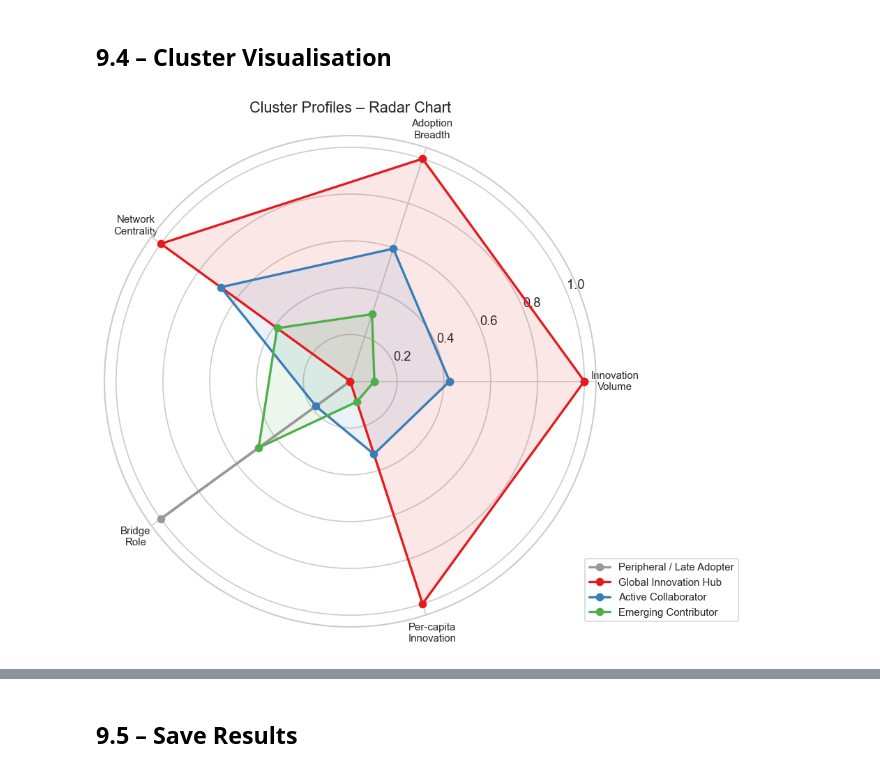
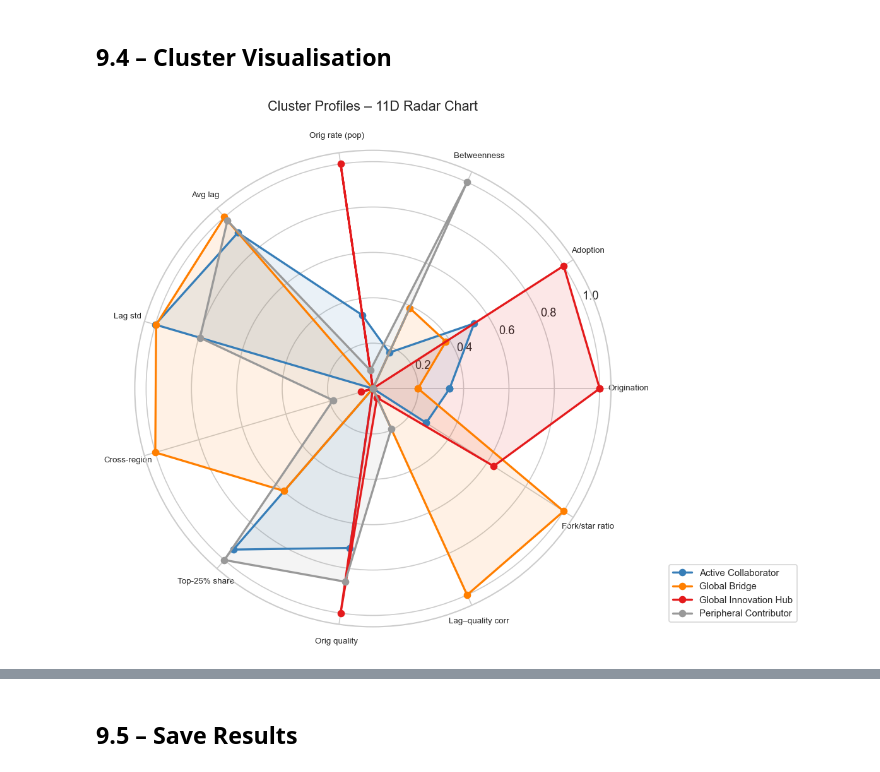
Before and after one commit to XINRUIQI/CASA0006-DSSS-Assessment, a Jupyter notebook: notebooks/step9_kmeans.ipynb, the cells around one changed output, grey strips where cells are left out. Cells and saved outputs as stored; diff of their text form; code cells hidden in the pictures.

```diff
--- a/notebooks/step9_kmeans.ipynb
+++ b/notebooks/step9_kmeans.ipynb
@@ -17,14 +17,22 @@ import pandas as pd
 import matplotlib.pyplot as plt
 import seaborn as sns
 from sklearn.preprocessing import StandardScaler
-from sklearn.cluster import KMeans
-from sklearn.metrics import silhouette_score, silhouette_samples
+from sklearn.cluster import KMeans, DBSCAN
+from sklearn.mixture import GaussianMixture
+from sklearn.metrics import silhouette_score, silhouette_samples, calinski_harabasz_score, davies_bouldin_score, adjusted_rand_score, normalized_mutual_info_score
+from sklearn.decomposition import PCA
 from pathlib import Path
+from scipy.stats import spearmanr
 
 sns.set_theme(style='whitegrid', context='notebook', palette='muted')
 plt.rcParams.update({'figure.dpi': 120, 'figure.figsize': (12, 5)})
 
 DATA = Path('..') / 'data' / 'output'
+DATA_PROC = Path('..') / 'data' / 'processed'
 city_attr = pd.read_csv(DATA / 'city_attributes.csv')
-print(f'Loaded {len(city_attr)} cities × {city_attr.shape[1]} columns')
+adopt_events = pd.read_csv(DATA / 'city_project_adoption_events.csv')
+collab_edges = pd.read_csv(DATA / 'city_collaboration_edges.csv')
+prom_projects = pd.read_csv(DATA_PROC / 'prominent_projects_master.csv')
+print(f'Loaded: {len(city_attr)} cities, {len(adopt_events)} adoption events, '
+      f'{len(collab_edges)} collaboration edges, {len(prom_projects)} projects')
 # %% [output]
@@ -228,13 +333,13 @@ Silhouette score: 0.3494
 # %%
-# Cluster profiles: mean of original (untransformed) variables
-profile_cols = [
+raw_cols = [
     'origination_count', 'adoption_count', 'weighted_degree',
     'betweenness', 'origination_rate_pop', 'adoption_rate_pop',
-    'collaboration_rate_pop', 'avg_lag', 'entity_count',
-    'population_million', 'gdp_per_capita', 'research_capacity',
 ]
+profiles = df.groupby('cluster')[raw_cols].mean().round(2)
 
-profiles = df.groupby('cluster')[profile_cols].mean().round(2)
+for feat, label in zip(cluster_features, FEAT_LABELS):
+    profiles[label] = df.groupby('cluster')[feat].mean().round(3)
+
 profiles['n_cities'] = df.groupby('cluster').size()
 
 print('Cluster Profiles (mean values):')
@@ -299,45 +408,41 @@ Role assignments:
 # %% [markdown]
 ## 9.4 – Cluster Visualisation
 # %%
-# Radar / spider chart: normalised cluster centroids
-radar_cols = ['log_origination', 'log_adoption', 'log_degree',
-              'log_betweenness', 'log_orig_rate']
-radar_labels = ['Innovation\nVolume', 'Adoption\nBreadth', 'Network\nCentrality',
-                'Bridge\nRole', 'Per-capita\nInnovation']
+radar_cols = cluster_features
+radar_labels = FEAT_LABELS
 
 centroids_std = pd.DataFrame(km_final.cluster_centers_, columns=cluster_features)
-# Min-max normalise centroids to [0, 1] for radar
 centroids_norm = (centroids_std - centroids_std.min()) / (centroids_std.max() - centroids_std.min() + 1e-9)
 
 n_vars = len(radar_cols)
 angles = np.linspace(0, 2 * np.pi, n_vars, endpoint=False).tolist()
 angles += angles[:1]
 
 role_colors = {
     'Global Innovation Hub': '#e41a1c',
+    'Global Bridge': '#ff7f00',
     'Active Collaborator': '#377eb8',
-    'Emerging Contributor': '#4daf4a',
-    'Peripheral / Late Adopter': '#999999',
+    'Peripheral Contributor': '#999999',
 }
 
-fig, ax = plt.subplots(figsize=(8, 8), subplot_kw=dict(polar=True))
+fig, ax = plt.subplots(figsize=(10, 10), subplot_kw=dict(polar=True))
 
 for cid in range(CHOSEN_K):
     role = role_map[cid]
     vals = centroids_norm.iloc[cid][radar_cols].tolist()
     vals += vals[:1]
     color = role_colors.get(role, 'grey')
     ax.plot(angles, vals, 'o-', lw=2, label=role, color=color)
     ax.fill(angles, vals, alpha=0.1, color=color)
 
 ax.set_xticks(angles[:-1])
-ax.set_xticklabels(radar_labels, fontsize=9)
-ax.set_title('Cluster Profiles – Radar Chart', fontsize=13, pad=20)
-ax.legend(loc='lower right', bbox_to_anchor=(1.3, 0), fontsize=9)
+ax.set_xticklabels(radar_labels, fontsize=8)
+ax.set_title('Cluster Profiles – 11D Radar Chart', fontsize=13, pad=20)
+ax.legend(loc='lower right', bbox_to_anchor=(1.4, 0), fontsize=9)
 plt.tight_layout()
 plt.show()
 # %% [output]
-[figure, old version]
+[figure, new version]
 # %%
 # Global map: cities coloured by cluster role
 fig, ax = plt.subplots(figsize=(18, 9))
```
Also changed, not shown: parts of 32 cells of this notebook, 12 other files.
